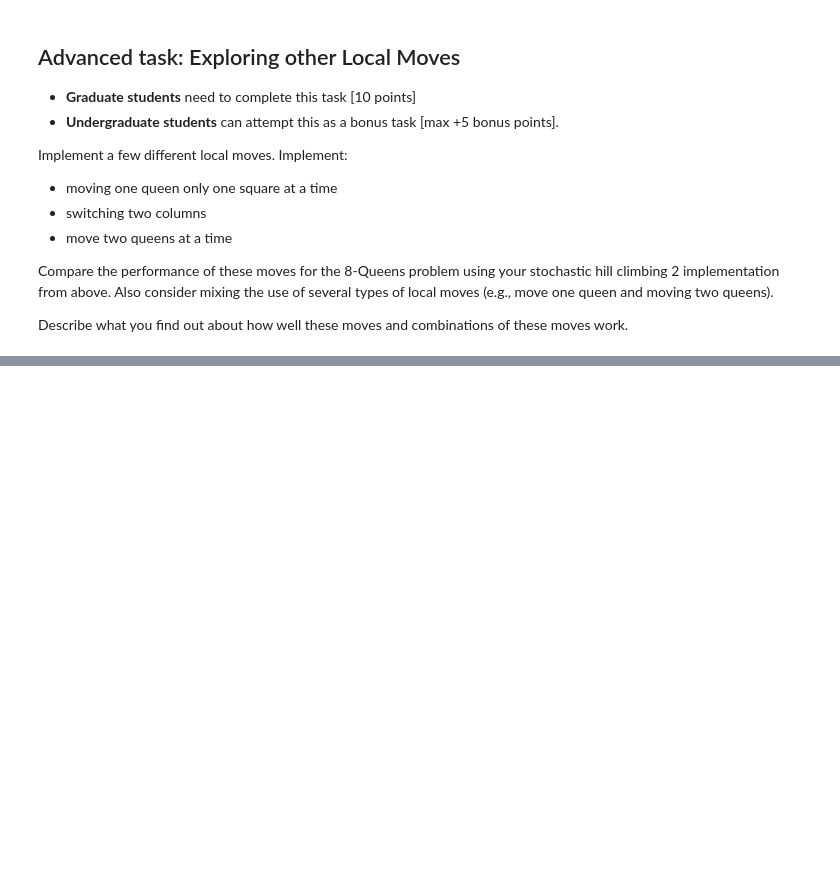
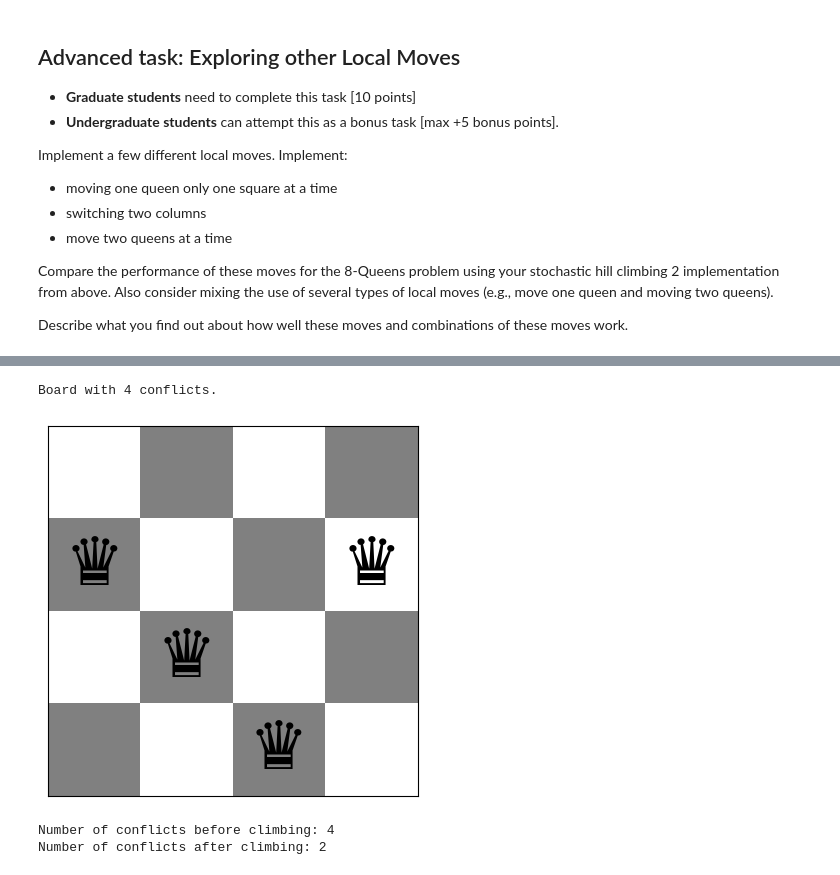
Before and after one commit to JamocaVisions/CodeCursor, a Jupyter notebook: Local_Search/n_queens.ipynb, the cells around one changed output, grey strips where cells are left out. Drawn from its saved outputs; the diff is of its cells as text; code cells hidden in the pictures; blank space fills up the shorter version.

```diff
--- a/Local_Search/n_queens.ipynb
+++ b/Local_Search/n_queens.ipynb
@@ -461,0 +500,26 @@ Describe what you find out about how well these moves and combinations of these
+# %%
+def switching_cols(board):
+  current = board
+  for i in range(1000):
+    neighbor = list(current)
+    col1 = random.randint(0,len(current)-1)
+    col2 = random.randint(0,len(current)-1)
+    neighbor[col1] = current[col2]
+    neighbor[col2] = current[col1]
+    if conflicts_jit(neighbor) == 0:
+      current = neighbor
+      break
+    if conflicts_jit(neighbor) < conflicts_jit(current):
+      current = neighbor
+  return current
+
+board = random_board(4)
+show_board(board)
+print(f"Number of conflicts before climbing: {conflicts_jit(board)}")
+board = switching_cols(board)
+print(f"Number of conflicts after climbing: {conflicts_jit(board)}")
+# %% [output]
+Board with 4 conflicts.
+[figure, added]
+Number of conflicts before climbing: 4
+Number of conflicts after climbing: 2
```
Also changed, not shown: parts of 8 cells of this notebook.
